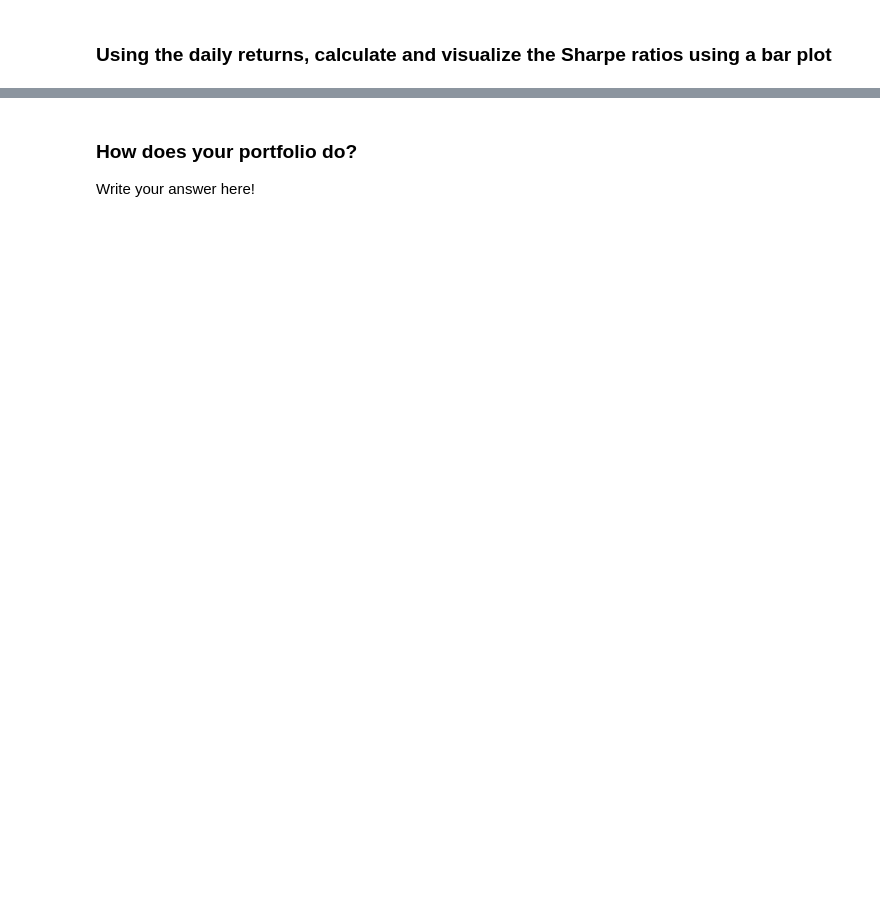
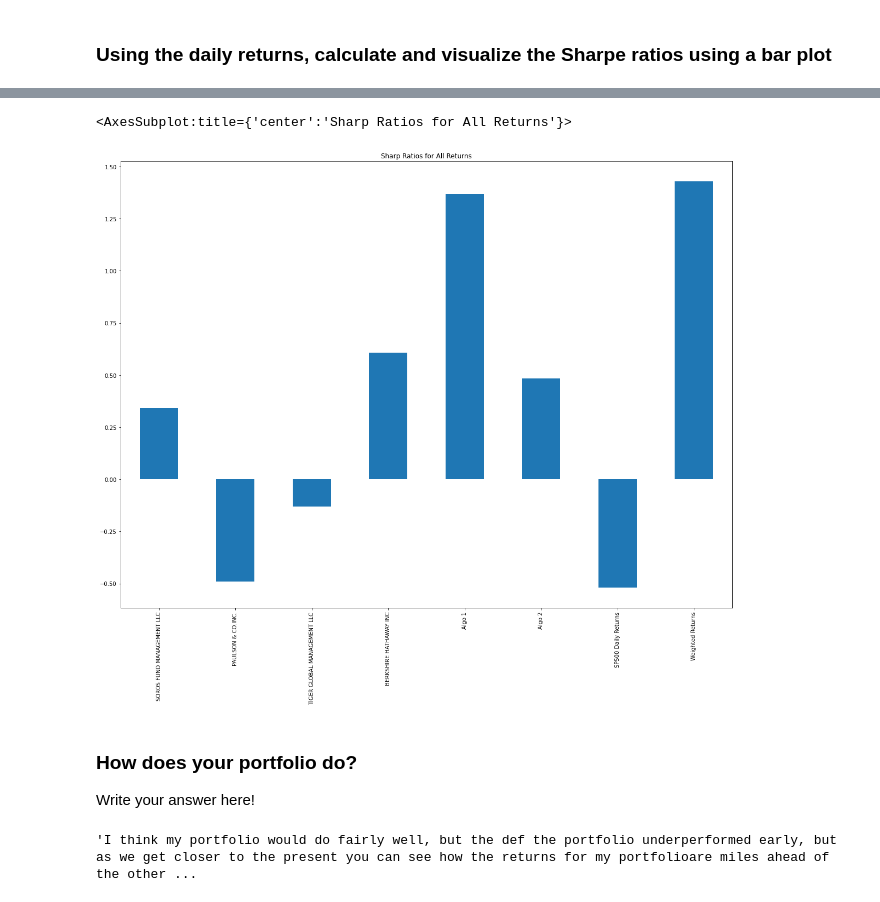
Before and after one commit to Avrpatel/Homework-3-Pandas, a Jupyter notebook: Starter_Code/whale_analysis.ipynb, the cells around one changed output, grey strips where cells are left out. Saved outputs shown, nothing was run; the diff lists cells and outputs as text; code cells hidden in the pictures; blank space fills up the shorter version.

```diff
--- a/Starter_Code/whale_analysis.ipynb
+++ b/Starter_Code/whale_analysis.ipynb
@@ -524,3 +624,9 @@ main_port.head()
 ### Using the daily returns, calculate and visualize the Sharpe ratios using a bar plot
 # %%
 # Calculate Annualized Sharpe Ratios
+main_port_returns_std = main_port.std() * np.sqrt(252)
+
+
+main_port_sharp = (main_port.mean() * 252) / (main_port_returns_std)
+
+main_port_sharp
@@ -527,6 +643,15 @@ main_port.head()
 # %%
 # Visualize the sharpe ratios as a bar plot
+
+main_port_sharp.plot.bar(title='Sharp Ratios for All Returns', figsize=(20,15))
+# %% [output]
+<AxesSubplot:title={'center':'Sharp Ratios for All Returns'}>
+[figure, added]
 # %% [markdown]
 ### How does your portfolio do?
 
 Write your answer here!
+# %%
+"I think my portfolio would do fairly well, but the def the portfolio underperformed early, but as we get closer to the present you can see how the returns for my portfolioare miles ahead of the other portfolios."
+# %% [output]
+'I think my portfolio would do fairly well, but the def the portfolio underperformed early, but as we get closer to the present you can see how the returns for my portfolioare miles ahead of the other ...
```
Also changed, not shown: parts of 16 cells of this notebook.
